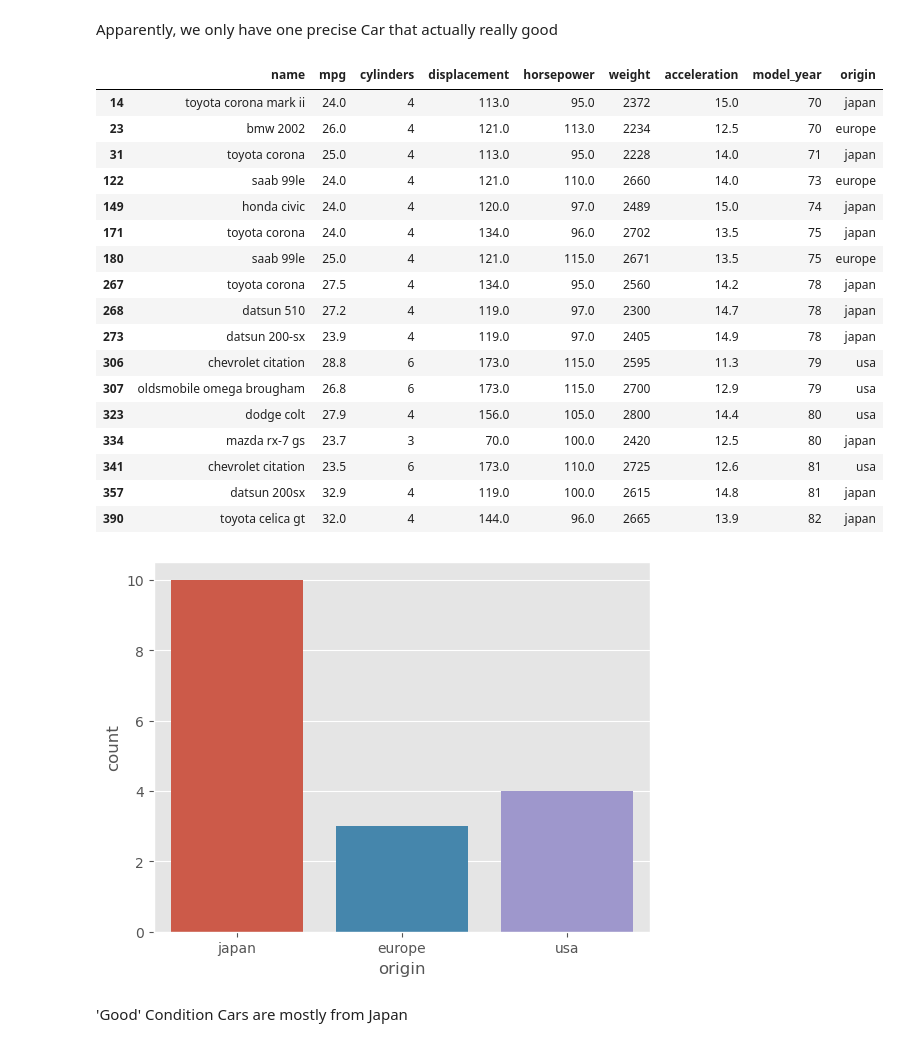
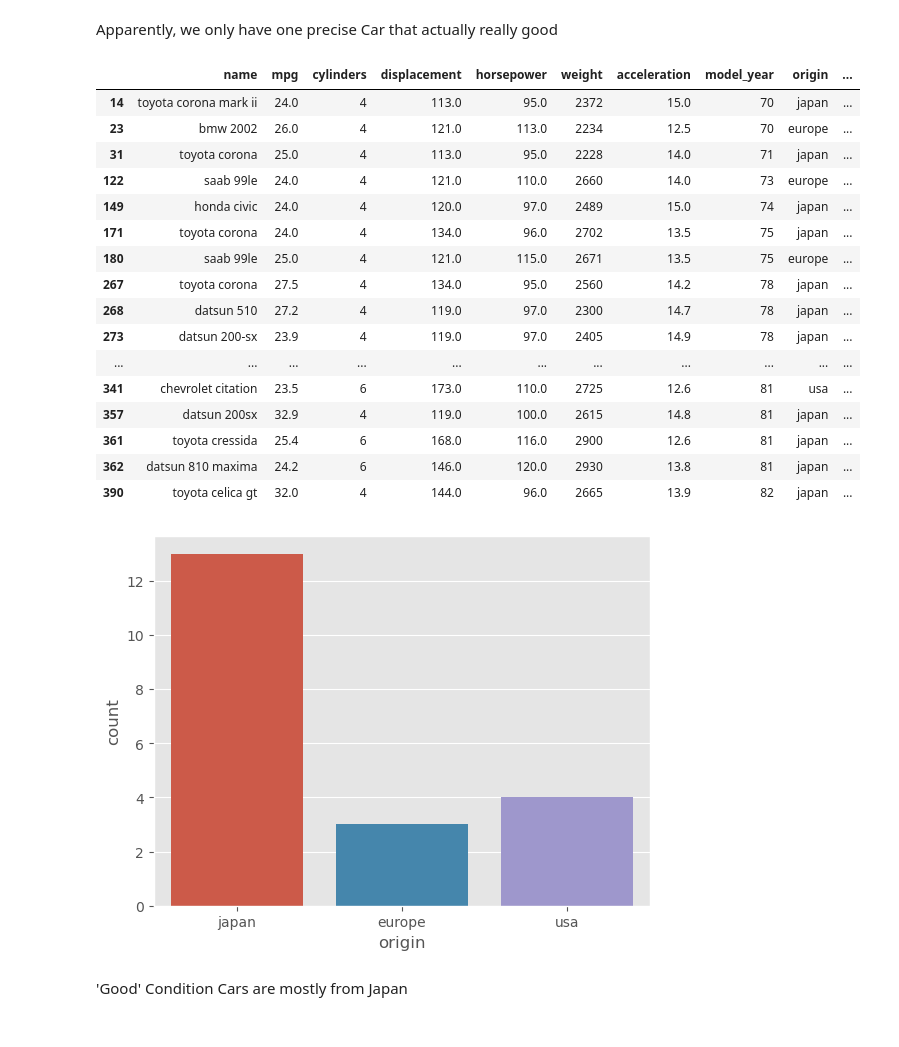
Before and after one commit to nuwbie-11/DataAnalytics101, a Jupyter notebook: automobile-dataset/automobile.ipynb, the cells around one changed output. Saved outputs shown, nothing was run; the diff lists cells and outputs as text; code cells hidden in the pictures.

```diff
--- a/automobile-dataset/automobile.ipynb
+++ b/automobile-dataset/automobile.ipynb
@@ -210,37 +210,36 @@ Apparently, we only have one precise Car that actually really good
 # %%
 # what about the 50%
 
 good_cars = df2[
     (df2.mpg > 23)
     & (df2.horsepower > 93)
-    & (df2.weight < 2803)
+    & (df2.weight < 3608)
     & (df.acceleration <15.5)
 ]
 good_cars
 # %% [output]
-|  | name | mpg | cylinders | displacement | horsepower | weight | acceleration | model_year | origin |
-| 14 | toyota corona mark ii | 24.0 | 4 | 113.0 | 95.0 | 2372 | 15.0 | 70 | japan |
-| 23 | bmw 2002 | 26.0 | 4 | 121.0 | 113.0 | 2234 | 12.5 | 70 | europe |
-| 31 | toyota corona | 25.0 | 4 | 113.0 | 95.0 | 2228 | 14.0 | 71 | japan |
-| 122 | saab 99le | 24.0 | 4 | 121.0 | 110.0 | 2660 | 14.0 | 73 | europe |
-| 149 | honda civic | 24.0 | 4 | 120.0 | 97.0 | 2489 | 15.0 | 74 | japan |
-| 171 | toyota corona | 24.0 | 4 | 134.0 | 96.0 | 2702 | 13.5 | 75 | japan |
-| 180 | saab 99le | 25.0 | 4 | 121.0 | 115.0 | 2671 | 13.5 | 75 | europe |
-| 267 | toyota corona | 27.5 | 4 | 134.0 | 95.0 | 2560 | 14.2 | 78 | japan |
-| 268 | datsun 510 | 27.2 | 4 | 119.0 | 97.0 | 2300 | 14.7 | 78 | japan |
-| 273 | datsun 200-sx | 23.9 | 4 | 119.0 | 97.0 | 2405 | 14.9 | 78 | japan |
-| 306 | chevrolet citation | 28.8 | 6 | 173.0 | 115.0 | 2595 | 11.3 | 79 | usa |
-| 307 | oldsmobile omega brougham | 26.8 | 6 | 173.0 | 115.0 | 2700 | 12.9 | 79 | usa |
-| 323 | dodge colt | 27.9 | 4 | 156.0 | 105.0 | 2800 | 14.4 | 80 | usa |
-| 334 | mazda rx-7 gs | 23.7 | 3 | 70.0 | 100.0 | 2420 | 12.5 | 80 | japan |
-| 341 | chevrolet citation | 23.5 | 6 | 173.0 | 110.0 | 2725 | 12.6 | 81 | usa |
-| 357 | datsun 200sx | 32.9 | 4 | 119.0 | 100.0 | 2615 | 14.8 | 81 | japan |
-| 390 | toyota celica gt | 32.0 | 4 | 144.0 | 96.0 | 2665 | 13.9 | 82 | japan |
+|  | name | mpg | cylinders | displacement | horsepower | weight | acceleration | model_year | origin | ... |
+| 14 | toyota corona mark ii | 24.0 | 4 | 113.0 | 95.0 | 2372 | 15.0 | 70 | japan | ... |
+| 23 | bmw 2002 | 26.0 | 4 | 121.0 | 113.0 | 2234 | 12.5 | 70 | europe | ... |
+| 31 | toyota corona | 25.0 | 4 | 113.0 | 95.0 | 2228 | 14.0 | 71 | japan | ... |
+| 122 | saab 99le | 24.0 | 4 | 121.0 | 110.0 | 2660 | 14.0 | 73 | europe | ... |
+| 149 | honda civic | 24.0 | 4 | 120.0 | 97.0 | 2489 | 15.0 | 74 | japan | ... |
+| 171 | toyota corona | 24.0 | 4 | 134.0 | 96.0 | 2702 | 13.5 | 75 | japan | ... |
+| 180 | saab 99le | 25.0 | 4 | 121.0 | 115.0 | 2671 | 13.5 | 75 | europe | ... |
+| 267 | toyota corona | 27.5 | 4 | 134.0 | 95.0 | 2560 | 14.2 | 78 | japan | ... |
+| 268 | datsun 510 | 27.2 | 4 | 119.0 | 97.0 | 2300 | 14.7 | 78 | japan | ... |
+| 273 | datsun 200-sx | 23.9 | 4 | 119.0 | 97.0 | 2405 | 14.9 | 78 | japan | ... |
+| ... | ... | ... | ... | ... | ... | ... | ... | ... | ... | ... |
+| 341 | chevrolet citation | 23.5 | 6 | 173.0 | 110.0 | 2725 | 12.6 | 81 | usa | ... |
+| 357 | datsun 200sx | 32.9 | 4 | 119.0 | 100.0 | 2615 | 14.8 | 81 | japan | ... |
+| 361 | toyota cressida | 25.4 | 6 | 168.0 | 116.0 | 2900 | 12.6 | 81 | japan | ... |
+| 362 | datsun 810 maxima | 24.2 | 6 | 146.0 | 120.0 | 2930 | 13.8 | 81 | japan | ... |
+| 390 | toyota celica gt | 32.0 | 4 | 144.0 | 96.0 | 2665 | 13.9 | 82 | japan | ... |
 # %%
 sns.countplot(data = good_cars,x=good_cars.origin)
 plt.show()
 # %% [output]
-[figure, old version]
+[figure, new version]
 # %% [markdown]
 'Good' Condition Cars are mostly from Japan
 # %%
```
Also changed, not shown: parts of 6 cells of this notebook, 1 other file.
